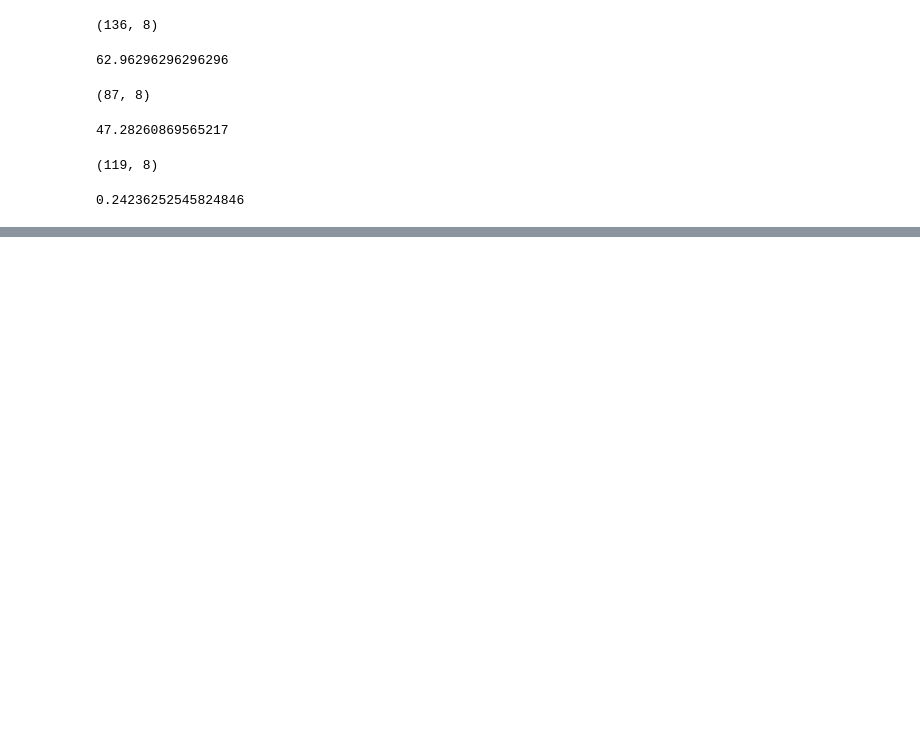
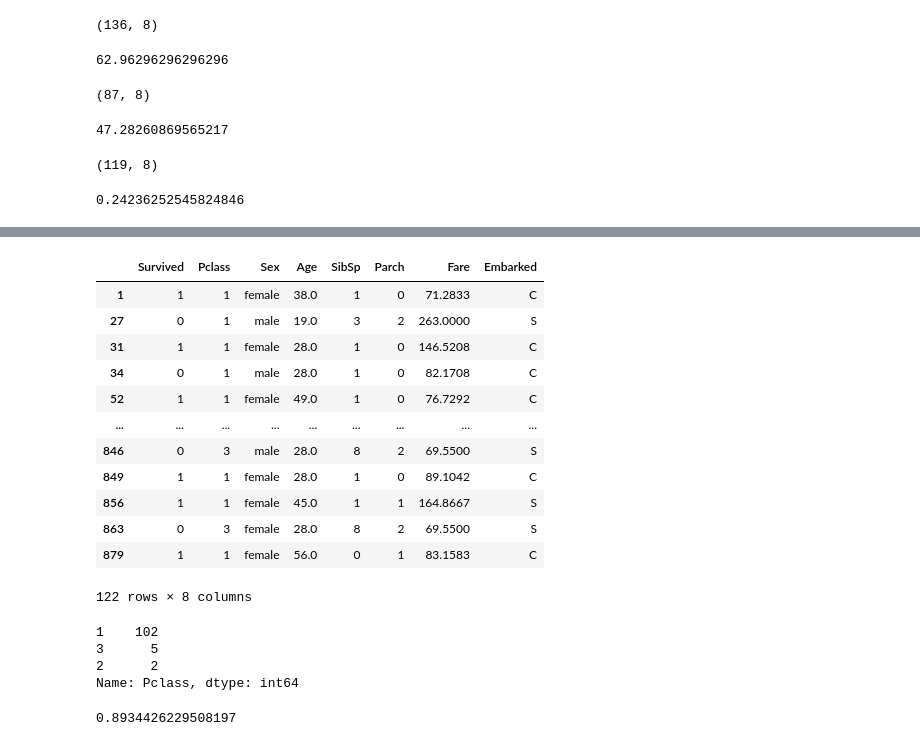
Before and after one commit to nnkrishnakumar/Data_Analytics_24-4-2023, a Jupyter notebook: pandas.ipynb, the cells around one changed output, grey strips where cells are left out. Drawn from its saved outputs; the diff is of its cells as text; code cells hidden in the pictures; blank space fills up the shorter version.

```diff
--- a/pandas.ipynb
+++ b/pandas.ipynb
@@ -1262,0 +1279,27 @@ titanic2[(titanic2.Pclass==3)&(titanic2.Survived==1)].shape
+# %%
+titanic2[(titanic2.Fare>60)]
+# %% [output]
+|  | Survived | Pclass | Sex | Age | SibSp | Parch | Fare | Embarked |
+| 1 | 1 | 1 | female | 38.0 | 1 | 0 | 71.2833 | C |
+| 27 | 0 | 1 | male | 19.0 | 3 | 2 | 263.0000 | S |
+| 31 | 1 | 1 | female | 28.0 | 1 | 0 | 146.5208 | C |
+| 34 | 0 | 1 | male | 28.0 | 1 | 0 | 82.1708 | C |
+| 52 | 1 | 1 | female | 49.0 | 1 | 0 | 76.7292 | C |
+| ... | ... | ... | ... | ... | ... | ... | ... | ... |
+| 846 | 0 | 3 | male | 28.0 | 8 | 2 | 69.5500 | S |
+| 849 | 1 | 1 | female | 28.0 | 1 | 0 | 89.1042 | C |
+| 856 | 1 | 1 | female | 45.0 | 1 | 1 | 164.8667 | S |
+| 863 | 0 | 3 | female | 28.0 | 8 | 2 | 69.5500 | S |
+| 879 | 1 | 1 | female | 56.0 | 0 | 1 | 83.1583 | C |
+122 rows × 8 columns
+# %%
+titanic2[(titanic2.Survived==1)&(titanic2.Fare>50)].Pclass.value_counts()
+# %% [output]
+1    102
+3      5
+2      2
+Name: Pclass, dtype: int64
+# %%
+109/122
+# %% [output]
+0.8934426229508197
```
Also changed, not shown: parts of 11 cells of this notebook.
